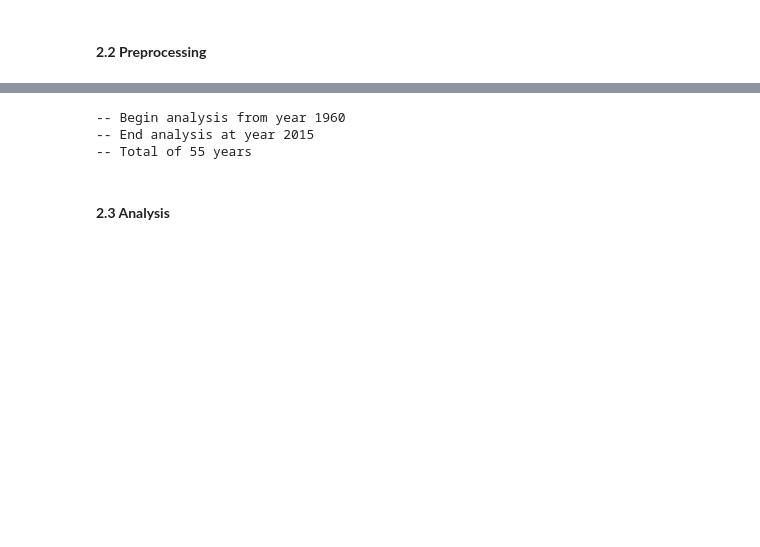
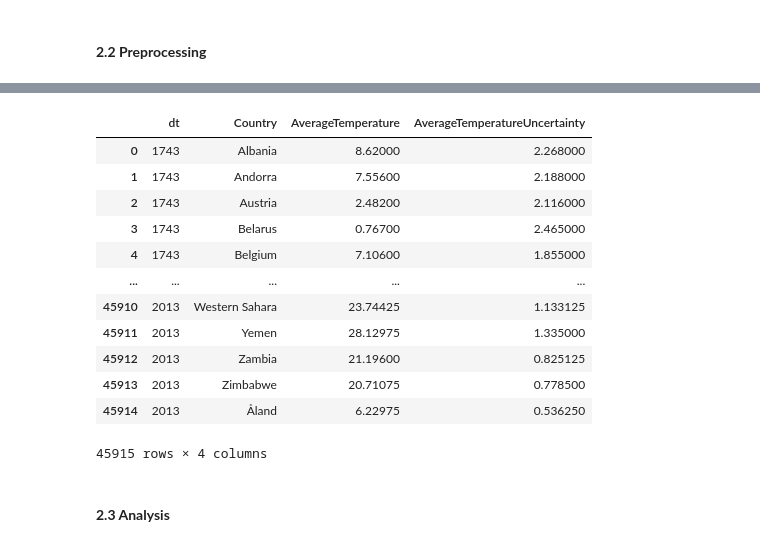
Before and after one commit to TGHuybu/AirPollutionAnalysis, a Jupyter notebook: GlobalWarmingAnalysis.ipynb, the cells around one changed output, grey strips where cells are left out. Saved outputs shown, nothing was run; the diff lists cells and outputs as text; code cells hidden in the pictures; blank space fills up the shorter version.

```diff
--- a/GlobalWarmingAnalysis.ipynb
+++ b/GlobalWarmingAnalysis.ipynb
@@ -25,10 +25,12 @@ import datetime as dt
 #### **2.1 Data**
 # %%
 globtemp = pd.read_csv("data/GlobalTemperatures.csv")
+country_surftemp = pd.read_csv("data/GlobalLandTemperaturesByCountry.csv")
 country_co2_emission = pd.read_csv("data/co2_emissions_kt_by_country.csv")
 # %% [markdown]
 #### **2.2 Preprocessing**
 # %%
 globtemp = globtemp.dropna(axis=0)
+country_surftemp = country_surftemp.dropna(axis=0)
 country_co2_emission = country_co2_emission.dropna(axis=0)
 # %%
@@ -46,2 +40,21 @@ globtemp_annual_mean.head()
+# %%
+country_surftemp_annual = country_surftemp.copy()
+country_surftemp_annual["dt"] = pd.to_datetime(country_surftemp_annual["dt"], format="%Y-%m-%d").dt.year
+country_surftemp_annual = country_surftemp_annual.groupby(["dt", "Country"]).mean().reset_index()
+country_surftemp_annual
+# %% [output]
+|  | dt | Country | AverageTemperature | AverageTemperatureUncertainty |
+| 0 | 1743 | Albania | 8.62000 | 2.268000 |
+| 1 | 1743 | Andorra | 7.55600 | 2.188000 |
+| 2 | 1743 | Austria | 2.48200 | 2.116000 |
+| 3 | 1743 | Belarus | 0.76700 | 2.465000 |
+| 4 | 1743 | Belgium | 7.10600 | 1.855000 |
+| ... | ... | ... | ... | ... |
+| 45910 | 2013 | Western Sahara | 23.74425 | 1.133125 |
+| 45911 | 2013 | Yemen | 28.12975 | 1.335000 |
+| 45912 | 2013 | Zambia | 21.19600 | 0.825125 |
+| 45913 | 2013 | Zimbabwe | 20.71075 | 0.778500 |
+| 45914 | 2013 | Åland | 6.22975 | 0.536250 |
+45915 rows × 4 columns
 # %%
 country_co2_emission["year"] = pd.to_datetime(country_co2_emission["year"], format="%Y").dt.year
@@ -48,20 +63,3 @@ country_co2_emission["year"] = pd.to_datetime(country_co2_emission["year"], form
-# %%
-globtemp_year_min = globtemp_annual_mean["dt"].min()
-globtemp_year_max = globtemp_annual_mean["dt"].max()
-
-co2_emission_year_min = country_co2_emission["year"].min()
-co2_emission_year_max = country_co2_emission["year"].max()
-
-start_year = max(globtemp_year_min, co2_emission_year_min)
-end_year = min(globtemp_year_max, co2_emission_year_max)
-
-print(f"-- Begin analysis from year {start_year}")
-print(f"-- End analysis at year {end_year}")
-print(f"-- Total of {end_year - start_year} years")
-# %% [output]
--- Begin analysis from year 1960
--- End analysis at year 2015
--- Total of 55 years
 # %% [markdown]
 #### **2.3 Analysis**
 # %% [markdown]
```
Also changed, not shown: parts of 11 cells of this notebook.
